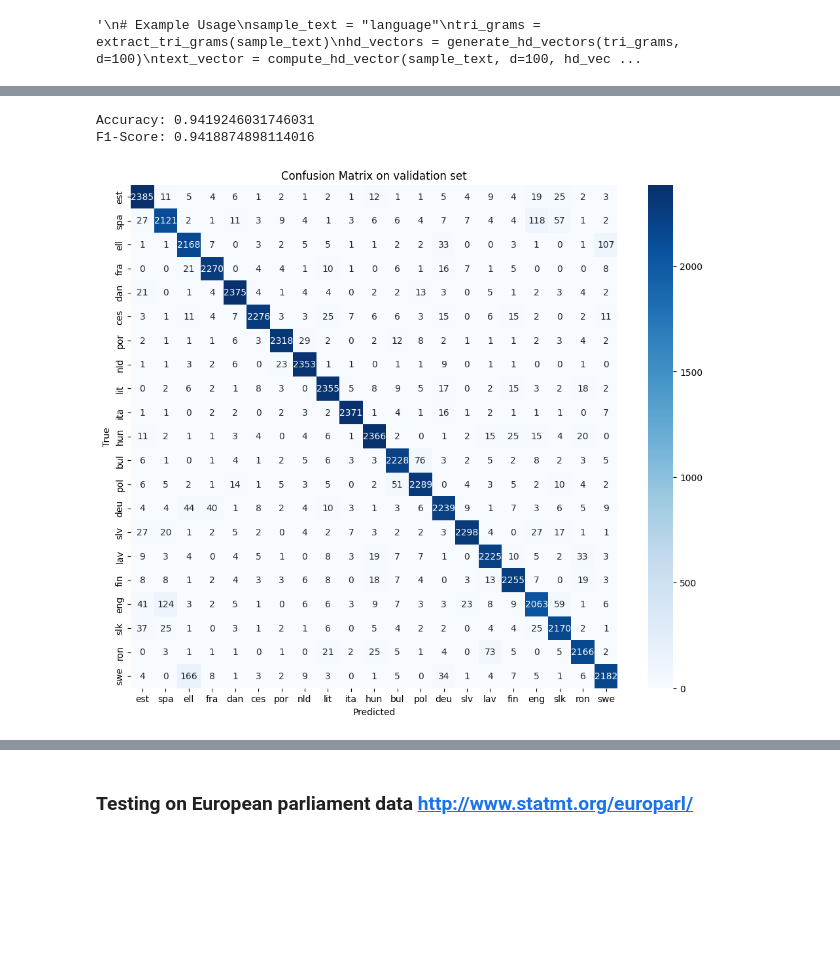
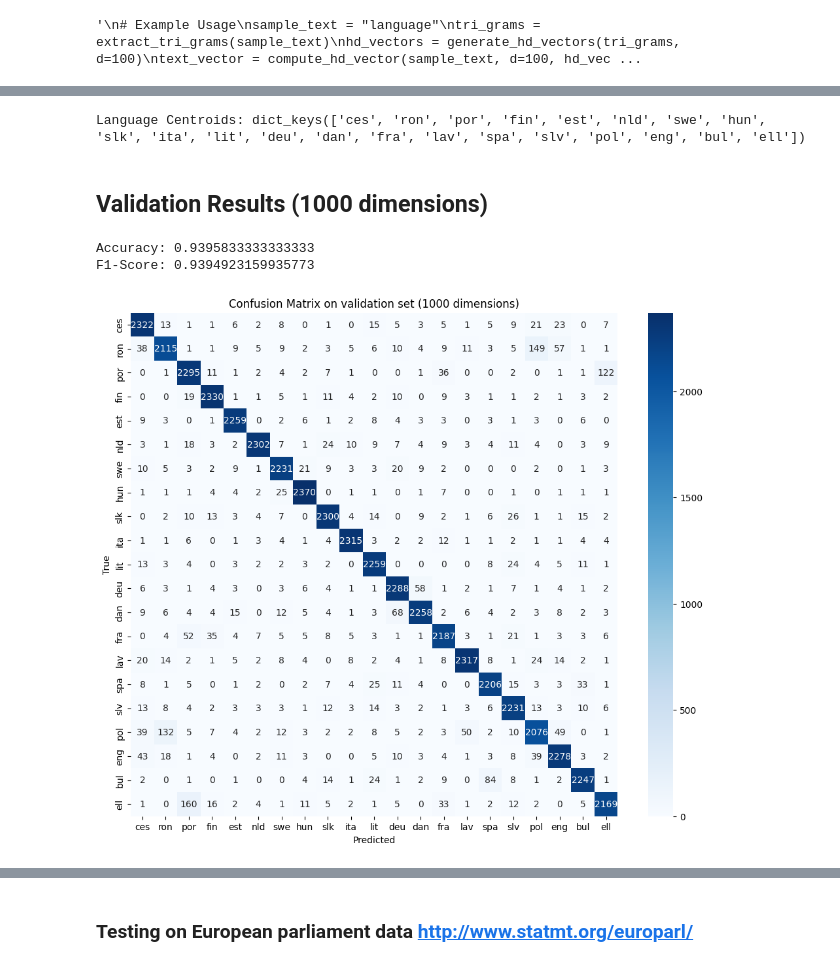
Before and after one commit to devashish-roy/Language-classification-using-random-HD-representation-n_grams-hd-centroid-, a Jupyter notebook: Language_classification_using_random_HD_representation_(n_grams,_hd_centroid).ipynb, the cells around one changed output, grey strips where cells are left out. Drawn from its saved outputs; the diff is of its cells as text; code cells hidden in the pictures; blank space fills up the shorter version.

```diff
--- a/Language_classification_using_random_HD_representation_(n_grams,_hd_centroid).ipynb
+++ b/Language_classification_using_random_HD_representation_(n_grams,_hd_centroid).ipynb
@@ -259,6 +259,7 @@ print(len(all_texts))
 # Extract tri-grams for the combined text
 tri_grams_all_texts = extract_tri_grams(all_texts)
 
-# generate hd_vector for each tri_grams in the combined text
+# generate hd_vector for each tri_grams in the combined text (for both 1000 and 100 dimensions)
 hd_vectors_all_texts = generate_hd_vectors(tri_grams_all_texts, d=1000)
+hd_vectors_all_texts_100d = generate_hd_vectors(tri_grams_all_texts, d=100)
 # %% [output]
@@ -292,3 +317,19 @@ Language Centroids: dict_keys(['est', 'spa', 'ell', 'fra', 'dan', 'ces', 'por',
+# %%
+# Compute centroids for each language (100 dimensions)
+language_centroids_100d = {}
+d = 100
+
+# Compute centroids
+for lang, texts in texts_by_language.items():
+    lang_vector_100d = np.zeros(d)
+    for text in texts:
+        lang_vector_100d += compute_hd_vector(text, d=d, hd_vectors=hd_vectors_all_texts_100d)
+    language_centroids_100d[lang] = lang_vector_100d
+
+print("Language Centroids:", language_centroids_100d.keys())
+#print("Language Centroids:", language_centroids_100d.values())
+# %% [output]
+Language Centroids: dict_keys(['ces', 'ron', 'por', 'fin', 'est', 'nld', 'swe', 'hun', 'slk', 'ita', 'lit', 'deu', 'dan', 'fra', 'lav', 'spa', 'slv', 'pol', 'eng', 'bul', 'ell'])
 # %%
 # Classification function
 def classify_language(test_text, language_centroids, d, hd_vectors):
@@ -311,33 +352,35 @@ def classify_language(test_text, language_centroids, d, hd_vectors):
         #similarities[lang] = cosine_sim
     return max(similarities, key=similarities.get)
 # %%
-# Evaluate on validation data
+# Evaluate on validation data (1000 dimensions)
 predictions = []
 true_labels = []
 
 for label, text in val_set:
     pred = classify_language(text, language_centroids, d=1000, hd_vectors=hd_vectors_all_texts)
     predictions.append(pred)
     true_labels.append(label)
 
 # Confusion Matrix and Metrics
 conf_matrix = confusion_matrix(true_labels, predictions)
 accuracy = accuracy_score(true_labels, predictions)
 f1 = f1_score(true_labels, predictions, average='weighted')
 
 #print("Confusion Matrix:\n", conf_matrix)
+display(HTML("<h2><b>Validation Results (1000 dimensions)</b></h2>"))
 print("Accuracy:", accuracy)
 print("F1-Score:", f1)
 
 # Plot Confusion Matrix
 labels = list(language_centroids.keys())
 plt.figure(figsize=(12, 10))
 sns.heatmap(conf_matrix, annot=True, fmt='d', cmap='Blues', xticklabels=labels, yticklabels=labels)
 plt.xlabel('Predicted')
 plt.ylabel('True')
-plt.title('Confusion Matrix on validation set')
+plt.title('Confusion Matrix on validation set (1000 dimensions)')
 plt.show()
 # %% [output]
+Validation Results (1000 dimensions)
-Accuracy: 0.9419246031746031
-F1-Score: 0.9418874898114016
+Accuracy: 0.9395833333333333
+F1-Score: 0.9394923159935773
-[figure, old version]
+[figure, new version]
```
Also changed, not shown: parts of 13 cells of this notebook.
